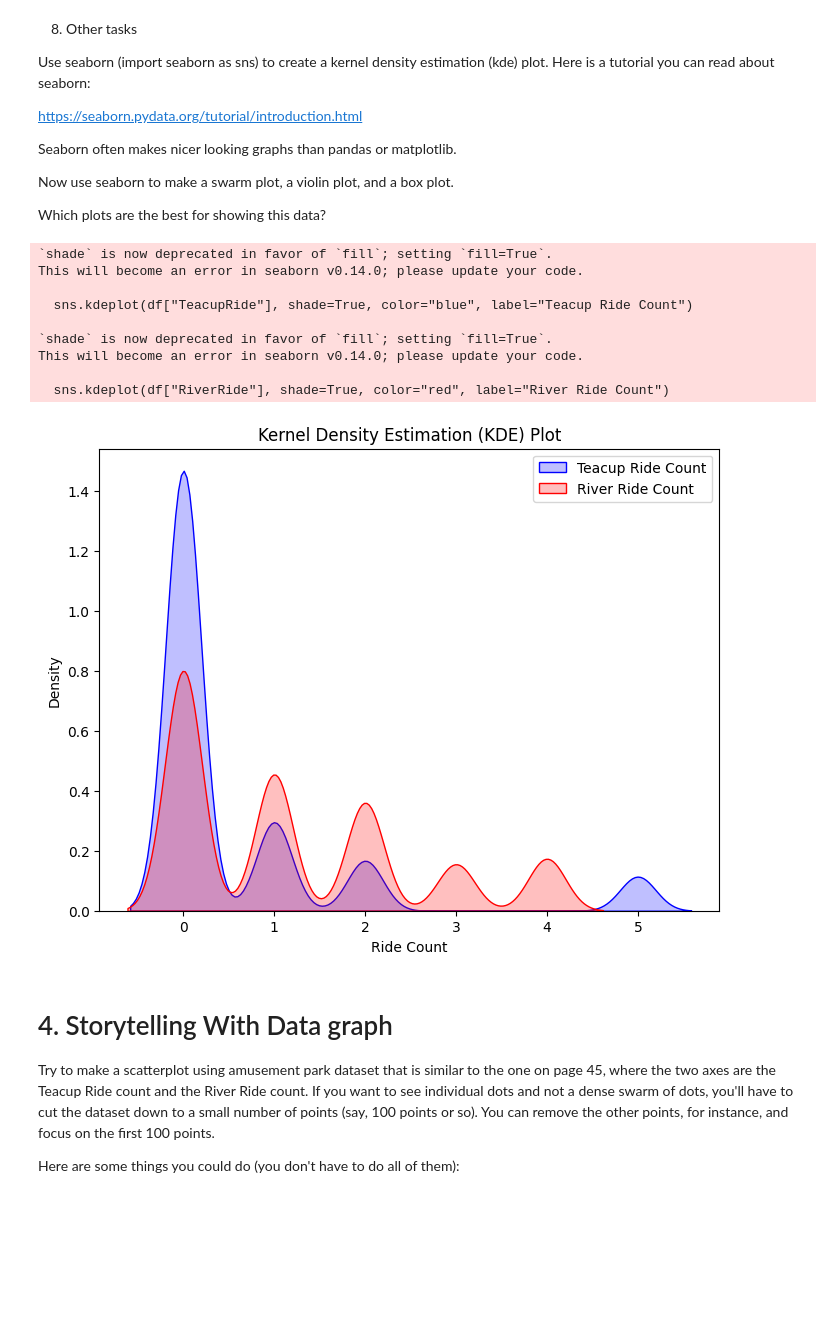
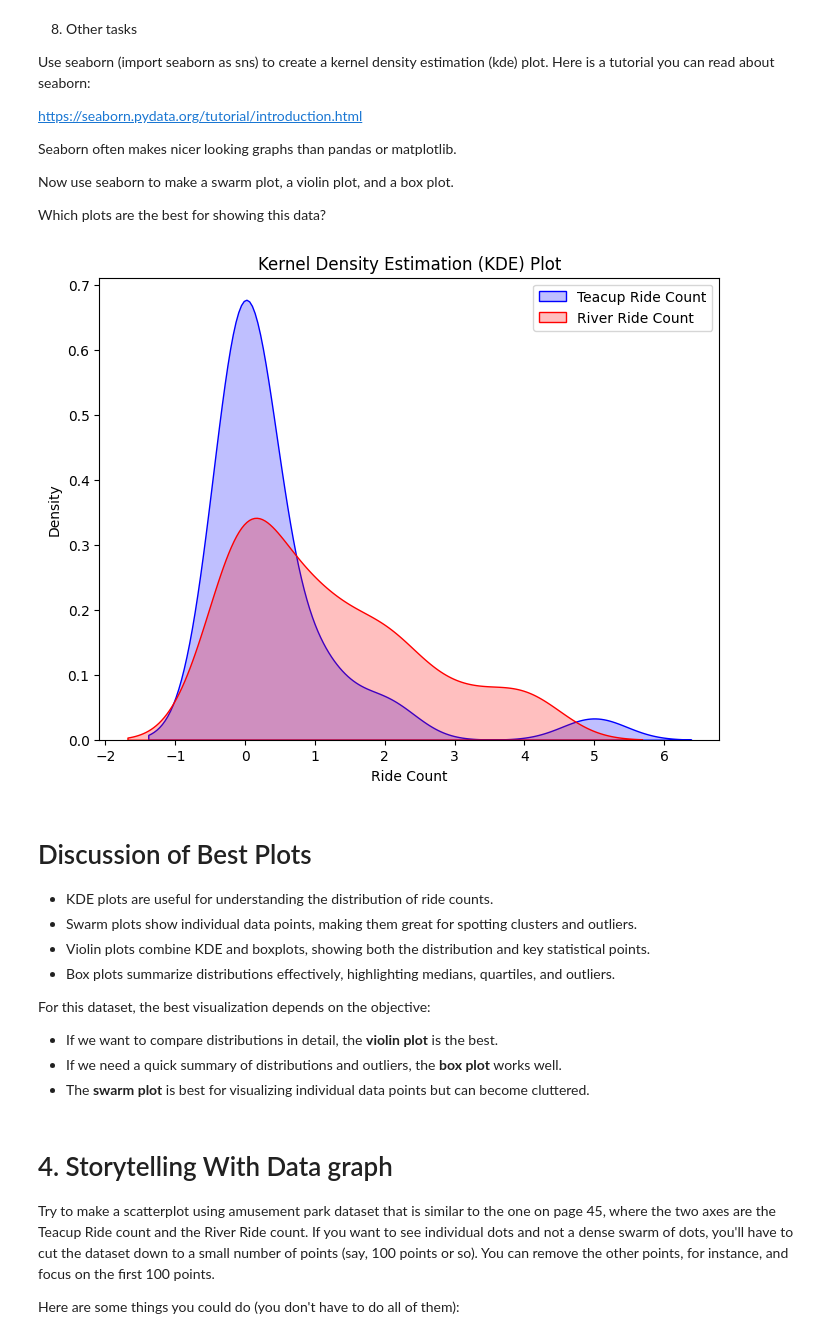
Before and after one commit to cwmckee91/dx699, a Jupyter notebook: 2025-spring-B2/Week3.ipynb, the cells around one changed output. Cells and saved outputs as stored; diff of their text form; code cells hidden in the pictures; blank space fills up the shorter version.

```diff
--- a/2025-spring-B2/Week3.ipynb
+++ b/2025-spring-B2/Week3.ipynb
@@ -395,64 +395,57 @@ Which plots are the best for showing this data?
 # Import necessary libraries
 import seaborn as sns
 import matplotlib.pyplot as plt
 
+# Reduce dataset size for efficiency
+df_sample = df.sample(500, random_state=42)  # Randomly select 500 rows
+
 # Kernel Density Estimation (KDE) plot
 plt.figure(figsize=(8, 6))
-sns.kdeplot(df["TeacupRide"], fill=True, color="blue", label="Teacup Ride Count")
-sns.kdeplot(df["RiverRide"], fill=True, color="red", label="River Ride Count")
+sns.kdeplot(df_sample["TeacupRide"], fill=True, color="blue", label="Teacup Ride Count", bw_adjust=1.5)
+sns.kdeplot(df_sample["RiverRide"], fill=True, color="red", label="River Ride Count", bw_adjust=1.5)
 plt.xlabel("Ride Count")
 plt.ylabel("Density")
 plt.title("Kernel Density Estimation (KDE) Plot")
 plt.legend()
 plt.show()
 
-# Swarm plot
+# Swarm plot (reduced to 200 points for better performance)
 plt.figure(figsize=(8, 6))
-sns.swarmplot(x="IsAdult", y="TeacupRide", data=df, alpha=0.7)
+sns.swarmplot(x="IsAdult", y="TeacupRide", data=df_sample.sample(200, random_state=42), alpha=0.7)
 plt.xlabel("Is Adult")
 plt.ylabel("Teacup Ride Count")
 plt.title("Swarm Plot of Teacup Ride Count by Rider Type")
 plt.show()
 
-# Violin plot
+# Violin plot (using reduced dataset)
 plt.figure(figsize=(8, 6))
-sns.violinplot(x="IsAdult", y="TeacupRide", data=df, inner="quartile")
+sns.violinplot(x="IsAdult", y="TeacupRide", data=df_sample, inner="quartile")
 plt.xlabel("Is Adult")
 plt.ylabel("Teacup Ride Count")
 plt.title("Violin Plot of Teacup Ride Count by Rider Type")
 plt.show()
 
-# Box plot
+# Box plot (using reduced dataset)
 plt.figure(figsize=(8, 6))
-sns.boxplot(x="IsAdult", y="TeacupRide", data=df)
+sns.boxplot(x="IsAdult", y="TeacupRide", data=df_sample)
 plt.xlabel("Is Adult")
 plt.ylabel("Teacup Ride Count")
 plt.title("Box Plot of Teacup Ride Count by Rider Type")
 plt.show()
-
-# Discussion of best plots:
-"""
-- KDE plots are useful for understanding the distribution of ride counts.
-- Swarm plots show individual data points, making them great for spotting clusters and outliers.
-- Violin plots combine KDE and boxplots, showing both the distribution and key statistical points.
-- Box plots summarize distributions effectively, highlighting medians, quartiles, and outliers.
-
-For this dataset, the best visualization depends on the objective:
-- If we want to compare distributions in detail, the **violin plot** is the best.
-- If we need a quick summary of distributions and outliers, the **box plot** works well.
-- The **swarm plot** is best for visualizing individual data points but can become cluttered.
-"""
 # %% [output]
-`shade` is now deprecated in favor of `fill`; setting `fill=True`.
-This will become an error in seaborn v0.14.0; please update your code.
-
-  sns.kdeplot(df["TeacupRide"], shade=True, color="blue", label="Teacup Ride Count")
-
-`shade` is now deprecated in favor of `fill`; setting `fill=True`.
-This will become an error in seaborn v0.14.0; please update your code.
-
-  sns.kdeplot(df["RiverRide"], shade=True, color="red", label="River Ride Count")
-[figure, old version]
+[figure, new version]
+# %% [markdown]
+# Discussion of Best Plots
+
+- KDE plots are useful for understanding the distribution of ride counts.
+- Swarm plots show individual data points, making them great for spotting clusters and outliers.
+- Violin plots combine KDE and boxplots, showing both the distribution and key statistical points.
+- Box plots summarize distributions effectively, highlighting medians, quartiles, and outliers.
+
+For this dataset, the best visualization depends on the objective:
+- If we want to compare distributions in detail, the **violin plot** is the best.
+- If we need a quick summary of distributions and outliers, the **box plot** works well.
+- The **swarm plot** is best for visualizing individual data points but can become cluttered.
 # %% [markdown]
 # 4. Storytelling With Data graph
 
```
